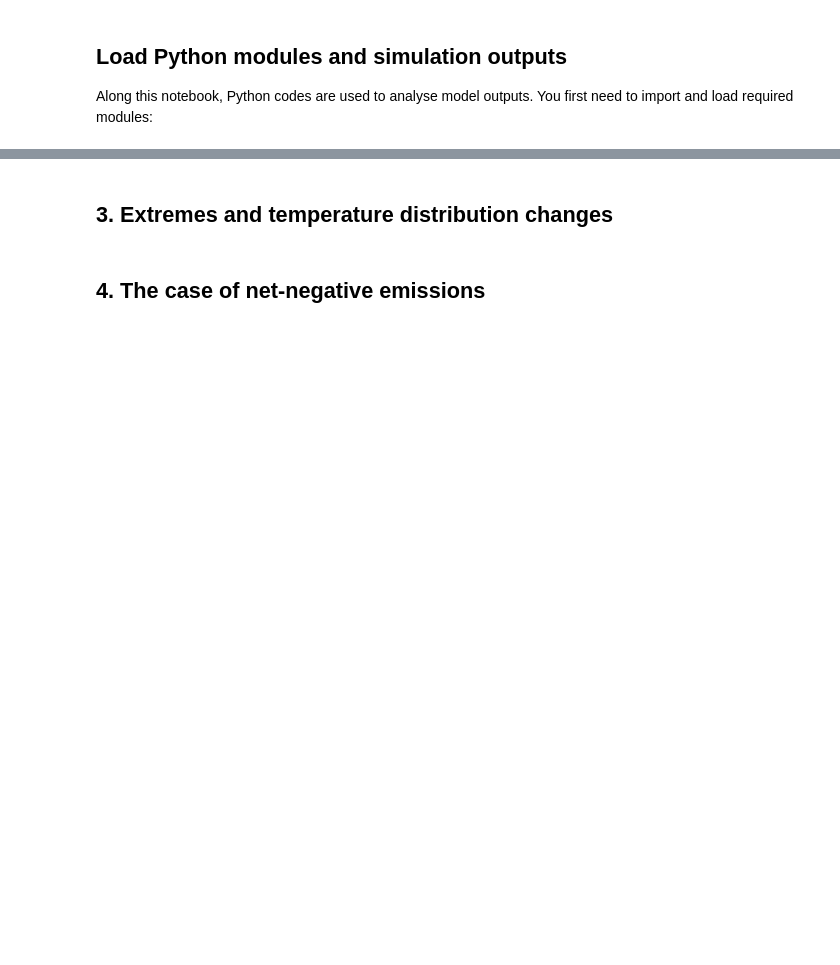
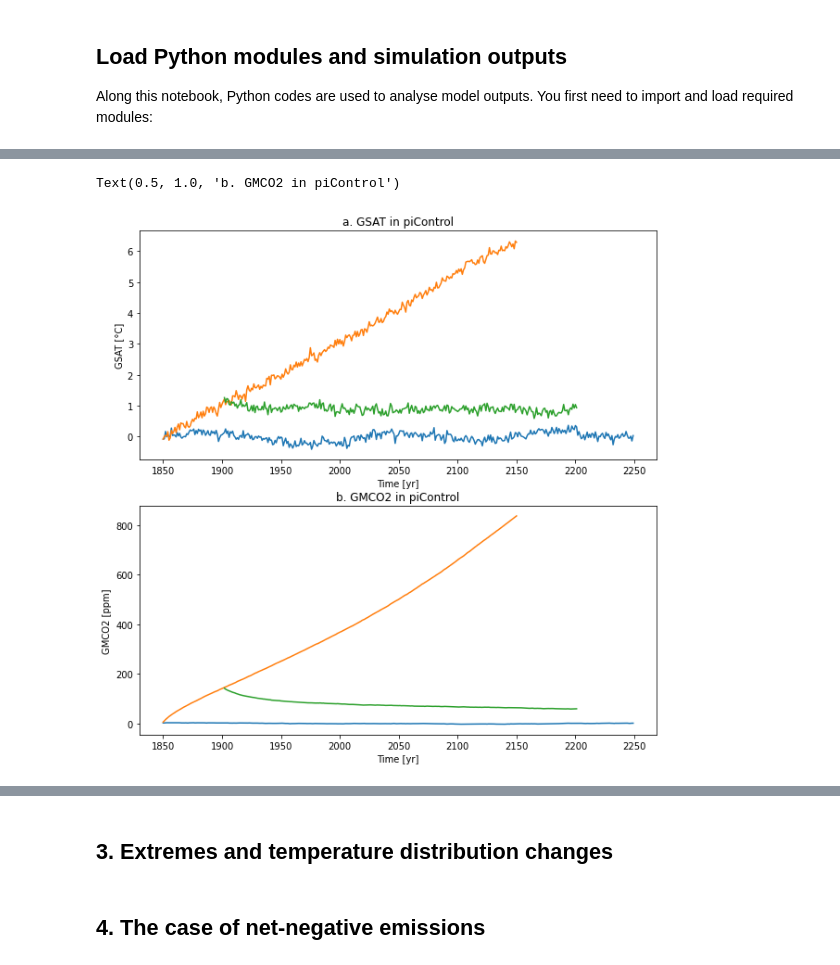
Before and after one commit to acsed-dot/TP-MSOAC-Climate_change, a Jupyter notebook: topics/3-CNRM-ESM2-2_emission_driven.ipynb, the cells around one changed output, grey strips where cells are left out. Cells and saved outputs as stored; diff of their text form; code cells hidden in the pictures; blank space fills up the shorter version.

```diff
--- a/topics/3-CNRM-ESM2-2_emission_driven.ipynb
+++ b/topics/3-CNRM-ESM2-2_emission_driven.ipynb
@@ -70,0 +285,26 @@ Compare historical in both emission-driven and concentration framework. Comment.
+# %%
+fig, axes = plt.subplots(2, 1, figsize=(10, 10))
+
+ref_CO2 = df_CO2["piControl"].mean()
+ref_GSAT = df_GSAT["piControl"].mean()
+
+axes[0].plot(df_GSAT["year"], df_GSAT["piControl"]-ref_GSAT)
+axes[1].plot(df_CO2["year"], df_CO2["piControl"]-ref_CO2)
+
+axes[0].plot(df_GSAT["year"], df_GSAT["02Kpd"]-ref_GSAT)
+axes[1].plot(df_CO2["year"], df_CO2["02Kpd"]-ref_CO2)
+
+axes[0].plot(df_GSAT["year"], df_GSAT["02Kpd-11"]-ref_GSAT)
+axes[1].plot(df_CO2["year"], df_CO2["02Kpd-11"]-ref_CO2)
+
+
+axes[0].set_xlabel("Time [yr]")
+axes[0].set_ylabel("GSAT [°C]")
+axes[1].set_xlabel("Time [yr]")
+axes[1].set_ylabel("GMCO2 [ppm]")
+
+axes[0].set_title("a. GSAT in piControl")
+axes[1].set_title("b. GMCO2 in piControl")
+# %% [output]
+Text(0.5, 1.0, 'b. GMCO2 in piControl')
+[figure, added]
```
Also changed, not shown: parts of 38 cells of this notebook, 9 other files.
